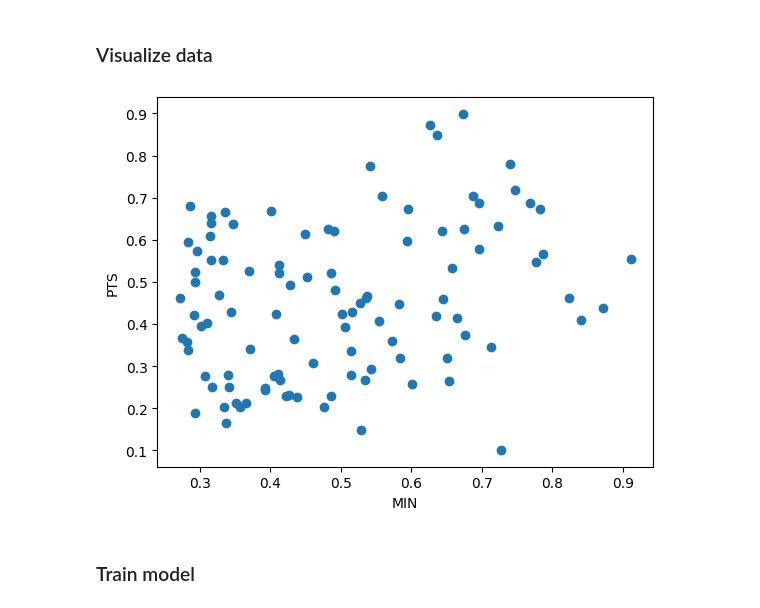
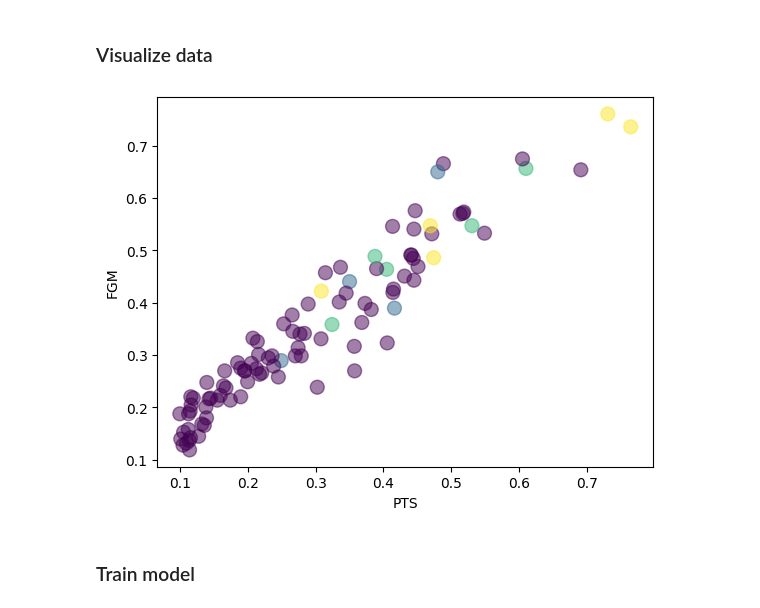
Before and after one commit to krzy3chu/WZUM-project, a Jupyter notebook: WZUM-project.ipynb, the cells around one changed output. Saved outputs shown, nothing was run; the diff lists cells and outputs as text; code cells hidden in the pictures.

```diff
--- a/WZUM-project.ipynb
+++ b/WZUM-project.ipynb
@@ -5,16 +5,16 @@ import pandas as pd
 from nba_api.stats.endpoints import leagueleaders
 
 
-first_year = 2013
+first_year = 2003
 last_year = 2024
 leaders_df = []
 
 for year in range(last_year-1, first_year-1, -1):
     season = "{}-{:02}".format(year, (year+1) % 100)
-    leaders = leagueleaders.LeagueLeaders(per_mode48="Per48", scope="S", season=season, season_type_all_star="Regular Season")
+    leaders = leagueleaders.LeagueLeaders(per_mode48="Totals", scope="S", season=season, season_type_all_star="Regular Season")
     leaders_season_df = leaders.get_data_frames()[0]
     leaders_season_df["SEASON"] = season
-    leaders_df.append(leaders_season_df)
+    leaders_df.append(leaders_season_df.head(100))
 
 leaders_df = pd.concat(leaders_df, ignore_index=True)
 # %% [markdown]
@@ -33,16 +37,30 @@ leaders_df.fillna({'TARGET': 0}, inplace=True)
+# %%
+leaders_analysis = []
+for season in leaders_df['SEASON'].unique():
+    season_analysis = leaders_df.loc[leaders_df['SEASON'] == season]['TARGET'].value_counts()
+    leaders_analysis.append(season_analysis.rename(season))
+
+leaders_analysis = pd.DataFrame(leaders_analysis)
 # %% [markdown]
 ### Split into train and test data
 # %%
-test_seasons = ['2023-24']
+test_seasons = ['2007-08','2012-13','2017-18','2022-23','2023-24']
+
 train_df = leaders_df[~leaders_df['SEASON'].isin(test_seasons)].reset_index(drop=True)
-test_df = leaders_df[leaders_df['SEASON'].isin(test_seasons)].reset_index(drop=True)
+
+test_dfs = []
+for season in test_seasons:
+    test_dfs.append(leaders_df[leaders_df['SEASON'] == season].reset_index(drop=True))
 # %% [markdown]
 ### Prepare vectors of features and targets
 # %%
 from sklearn.preprocessing import MinMaxScaler
 
 
-features = ['GP', 'MIN', 'PTS', 'FGM', 'FGA', 'FG3M', 'FG3A', 'FTM', 'FTA', 'REB']
+# features_all = ['PLAYER_ID', 'RANK', 'PLAYER', 'TEAM_ID', 'TEAM', 'GP', 'MIN', 'FGM', 'FGA', 'FG_PCT', 'FG3M', 'FG3A', 'FG3_PCT',
+#                   'FTM', 'FTA', 'FT_PCT', 'OREB', 'DREB', 'REB', 'AST', 'STL', 'BLK', 'TOV', 'PF', 'PTS', 'EFF']
+
+features = ['PTS', 'FGM', 'FG3M', 'FTM', 'REB', 'EFF']
 train_data = train_df[features]
 
 scaler = MinMaxScaler()
@@ -52,28 +70,28 @@ train_data_norm = scaler.transform(train_data)
 train_target = train_df['TARGET'].to_numpy()
 
 test_data_norm, test_target = [], []
-for test_season in test_seasons:
-    season_df = test_df[test_df['SEASON'] == test_season]
-
-    test_data = season_df[features]
+for test_df in test_dfs:
+    test_data = test_df[features]
     test_data_norm.append(scaler.transform(test_data))
-    test_target.append(season_df['TARGET'].to_numpy())
+    test_target.append(test_df['TARGET'].to_numpy())
 # %% [markdown]
 ### Visualize data
 # %%
 import matplotlib.pyplot as plt
 
 
 test_season_idx = 0
-feature_1_idx = 1
-feature_2_idx = 2
+feature_1_idx = 0
+feature_2_idx = 1
 
-plt.scatter(test_data_norm[test_season_idx][:, feature_1_idx], test_data_norm[test_season_idx][:, feature_2_idx])
+plt.scatter(test_data_norm[test_season_idx][:, feature_1_idx],
+                           test_data_norm[test_season_idx][:, feature_2_idx],
+                           c=test_target[test_season_idx], s=100, alpha=0.5)
 plt.xlabel(features[feature_1_idx])
 plt.ylabel(features[feature_2_idx])
 plt.show()
 # %% [output]
-[figure, old version]
+[figure, new version]
 # %% [markdown]
 ### Train model
 # %%
```
Also changed, not shown: parts of 11 cells of this notebook.
